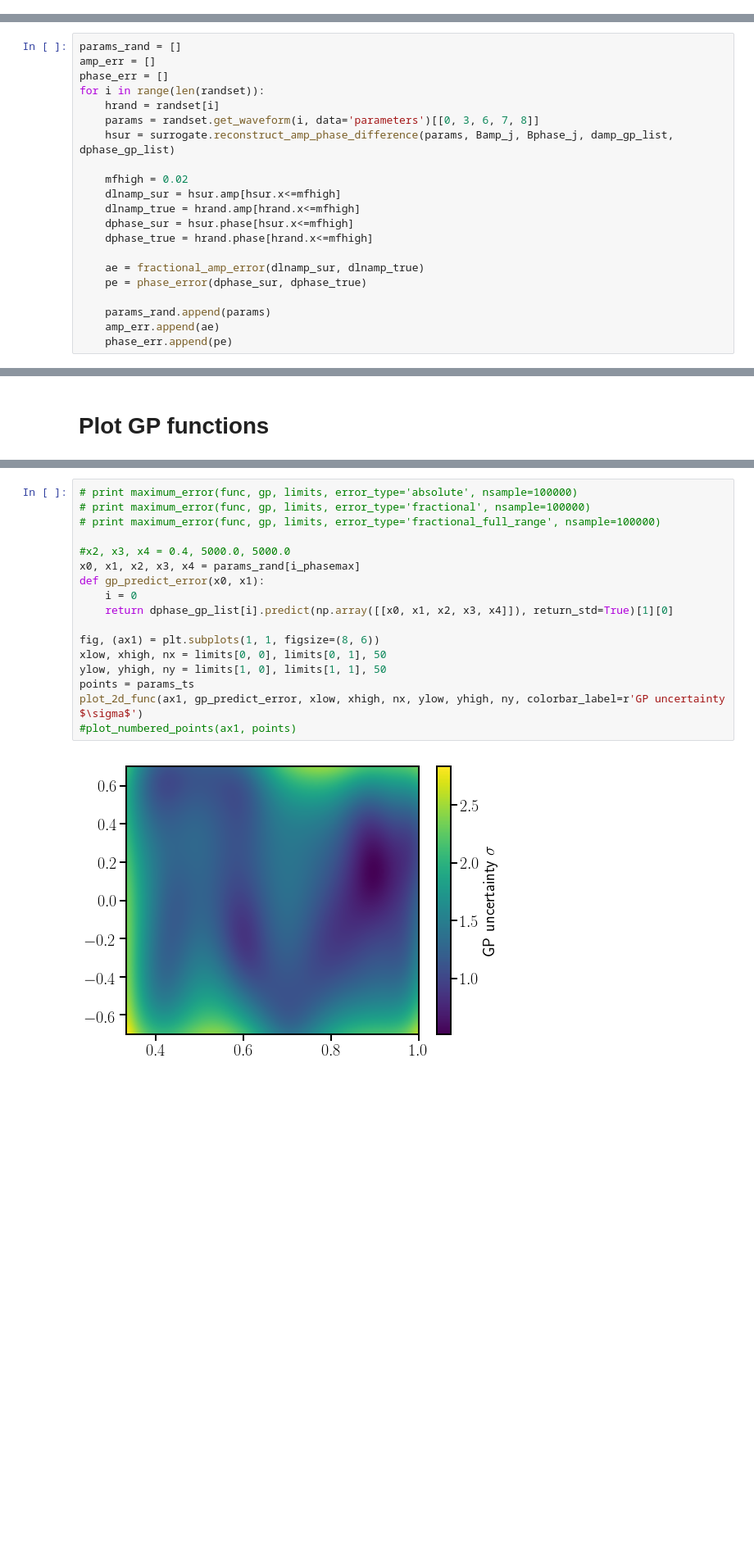
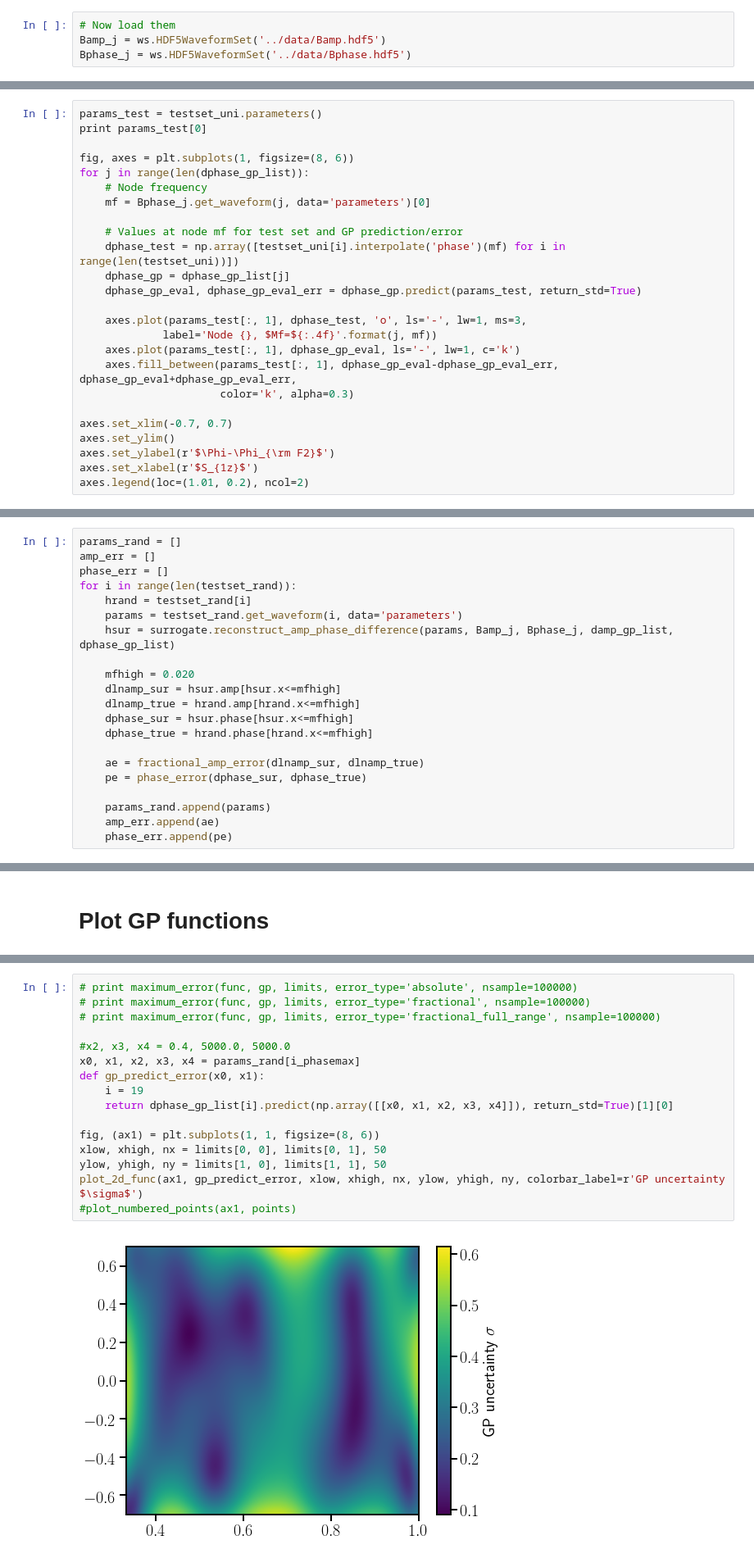
Before and after one commit to benjaminlackey/gpsurrogate, a Jupyter notebook: notebooks/FDAlignedSpin.ipynb, the cells around one changed output, grey strips where cells are left out. Shown at 82% size. Cells and saved outputs as stored; diff of their text form; blank space fills up the shorter version.

```diff
--- a/notebooks/FDAlignedSpin.ipynb
+++ b/notebooks/FDAlignedSpin.ipynb
@@ -471,0 +230,4 @@ ax2.set_xlim(1.0e-4, 0.1)
+# %%
+# Now load them
+Bamp_j = ws.HDF5WaveformSet('../data/Bamp.hdf5')
+Bphase_j = ws.HDF5WaveformSet('../data/Bphase.hdf5')
@@ -654,0 +479,25 @@ axes.fill_between(params_vs[:, 1], dphase_gp_eval-dphase_gp_eval_err, dphase_gp_
+# %%
+params_test = testset_uni.parameters()
+print params_test[0]
+
+fig, axes = plt.subplots(1, figsize=(8, 6))
+for j in range(len(dphase_gp_list)):
+    # Node frequency
+    mf = Bphase_j.get_waveform(j, data='parameters')[0]
+
+    # Values at node mf for test set and GP prediction/error
+    dphase_test = np.array([testset_uni[i].interpolate('phase')(mf) for i in range(len(testset_uni))])
+    dphase_gp = dphase_gp_list[j]
+    dphase_gp_eval, dphase_gp_eval_err = dphase_gp.predict(params_test, return_std=True)
+
+    axes.plot(params_test[:, 1], dphase_test, 'o', ls='-', lw=1, ms=3,
+             label='Node {}, $Mf=${:.4f}'.format(j, mf))
+    axes.plot(params_test[:, 1], dphase_gp_eval, ls='-', lw=1, c='k')
+    axes.fill_between(params_test[:, 1], dphase_gp_eval-dphase_gp_eval_err, dphase_gp_eval+dphase_gp_eval_err,
+                      color='k', alpha=0.3)
+
+axes.set_xlim(-0.7, 0.7)
+axes.set_ylim()
+axes.set_ylabel(r'$\Phi-\Phi_{\rm F2}$')
+axes.set_xlabel(r'$S_{1z}$')
+axes.legend(loc=(1.01, 0.2), ncol=2)
@@ -670,12 +524,12 @@ def phase_error(dphase_sur, dphase_true):
 params_rand = []
 amp_err = []
 phase_err = []
-for i in range(len(randset)):
-    hrand = randset[i]
-    params = randset.get_waveform(i, data='parameters')[[0, 3, 6, 7, 8]]
+for i in range(len(testset_rand)):
+    hrand = testset_rand[i]
+    params = testset_rand.get_waveform(i, data='parameters')
     hsur = surrogate.reconstruct_amp_phase_difference(params, Bamp_j, Bphase_j, damp_gp_list, dphase_gp_list)
 
-    mfhigh = 0.02
+    mfhigh = 0.020
     dlnamp_sur = hsur.amp[hsur.x<=mfhigh]
     dlnamp_true = hrand.amp[hrand.x<=mfhigh]
     dphase_sur = hsur.phase[hsur.x<=mfhigh]
@@ -860,22 +693,21 @@ def plot_numbered_points(axes, points):
 # %%
 # print maximum_error(func, gp, limits, error_type='absolute', nsample=100000)
 # print maximum_error(func, gp, limits, error_type='fractional', nsample=100000)
 # print maximum_error(func, gp, limits, error_type='fractional_full_range', nsample=100000)
 
 #x2, x3, x4 = 0.4, 5000.0, 5000.0
 x0, x1, x2, x3, x4 = params_rand[i_phasemax]
 def gp_predict_error(x0, x1):
-    i = 0
+    i = 19
     return dphase_gp_list[i].predict(np.array([[x0, x1, x2, x3, x4]]), return_std=True)[1][0]
 
 fig, (ax1) = plt.subplots(1, 1, figsize=(8, 6))
 xlow, xhigh, nx = limits[0, 0], limits[0, 1], 50
 ylow, yhigh, ny = limits[1, 0], limits[1, 1], 50
-points = params_ts
 plot_2d_func(ax1, gp_predict_error, xlow, xhigh, nx, ylow, yhigh, ny, colorbar_label=r'GP uncertainty $\sigma$')
 #plot_numbered_points(ax1, points)
 # %% [output]
-[figure, old version]
+[figure, new version]
 # %%
 #x2, x3, x4 = 0.0, 2000.0, 2000.0
 #x0, x1, x2, x3, x4 = params_rand[i_phasemax]
```
Also changed, not shown: parts of 65 cells of this notebook, 2 other files.
